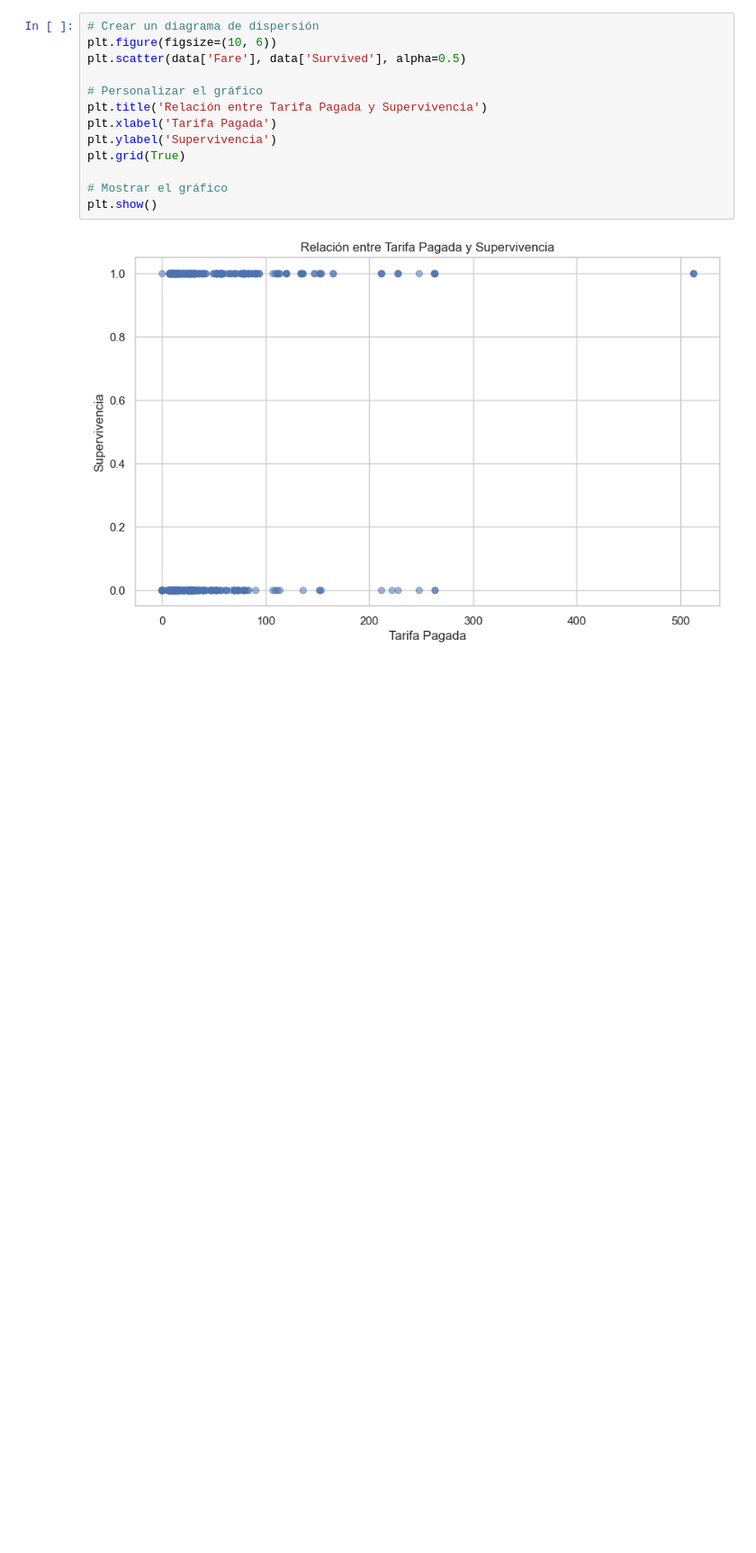
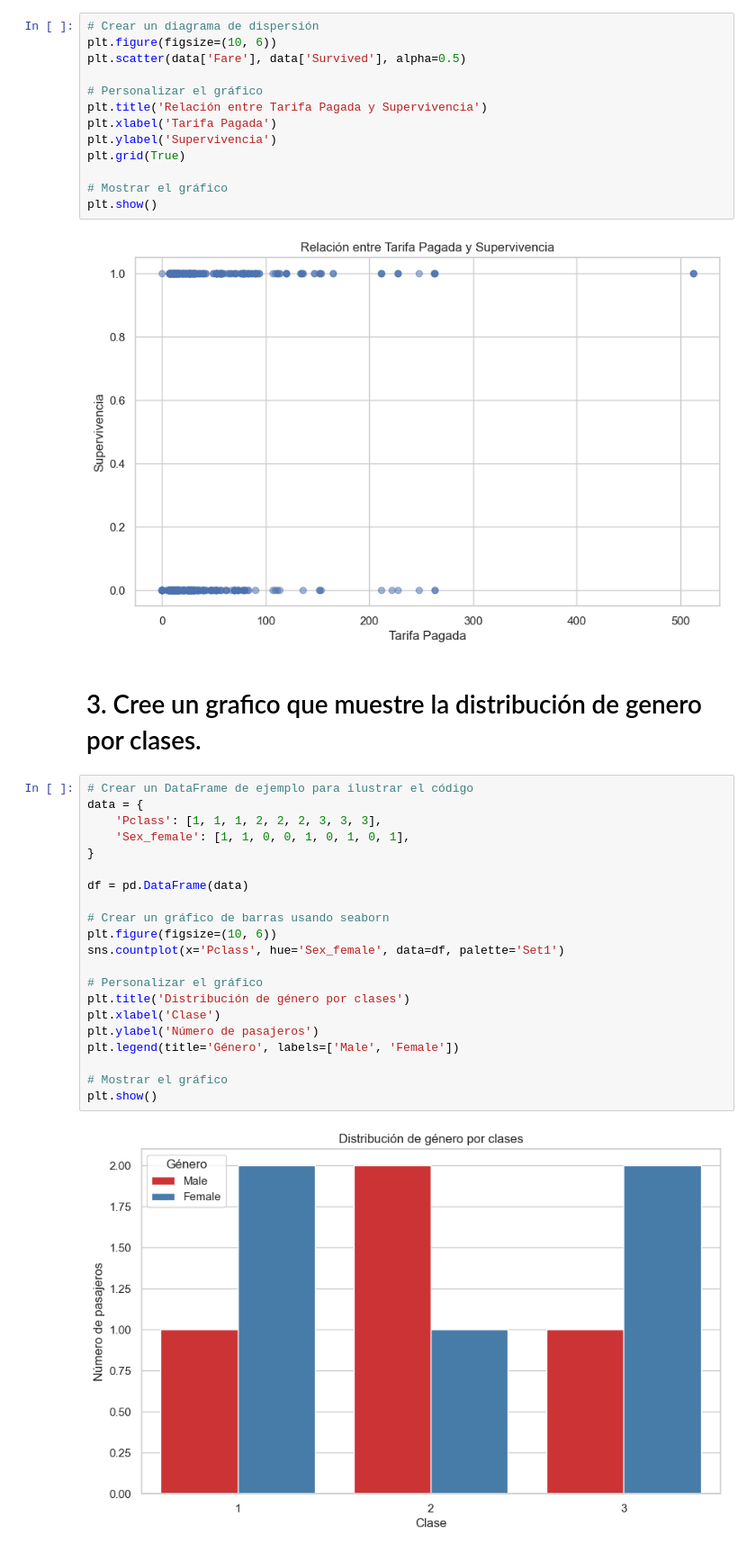
Before and after one commit to Josmar360/Analisis_Titanic, a Jupyter notebook: 5) Visualizacion de datos/Fase_3_Vusualizacion_Datos.ipynb, the cells around one changed output. Shown: that part at 90% size. Saved outputs shown, nothing was run; the diff lists cells and outputs as text; blank space fills up the shorter version.

Commit message:
Distribucion de clase y genero

```diff
--- a/5) Visualizacion de datos/Fase_3_Vusualizacion_Datos.ipynb
+++ b/5) Visualizacion de datos/Fase_3_Vusualizacion_Datos.ipynb
@@ -41,3 +41,28 @@ plt.grid(True)
 plt.show()
 # %% [output]
 [figure]
+# %% [markdown]
+# 3.	Cree un grafico que muestre la distribución de genero por clases.
+# %%
+# Crear un DataFrame de ejemplo para ilustrar el código
+data = {
+    'Pclass': [1, 1, 1, 2, 2, 2, 3, 3, 3],
+    'Sex_female': [1, 1, 0, 0, 1, 0, 1, 0, 1],
+}
+
+df = pd.DataFrame(data)
+
+# Crear un gráfico de barras usando seaborn
+plt.figure(figsize=(10, 6))
+sns.countplot(x='Pclass', hue='Sex_female', data=df, palette='Set1')
+
+# Personalizar el gráfico
+plt.title('Distribución de género por clases')
+plt.xlabel('Clase')
+plt.ylabel('Número de pasajeros')
+plt.legend(title='Género', labels=['Male', 'Female'])
+
+# Mostrar el gráfico
+plt.show()
+# %% [output]
+[figure, added]
```
Also changed, not shown: 1 other file.
